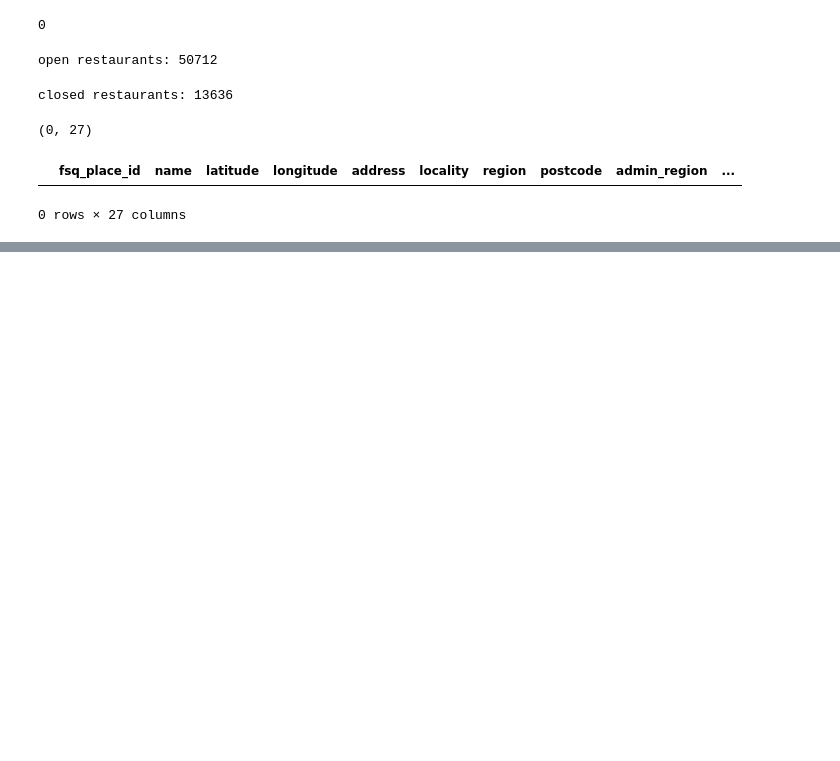
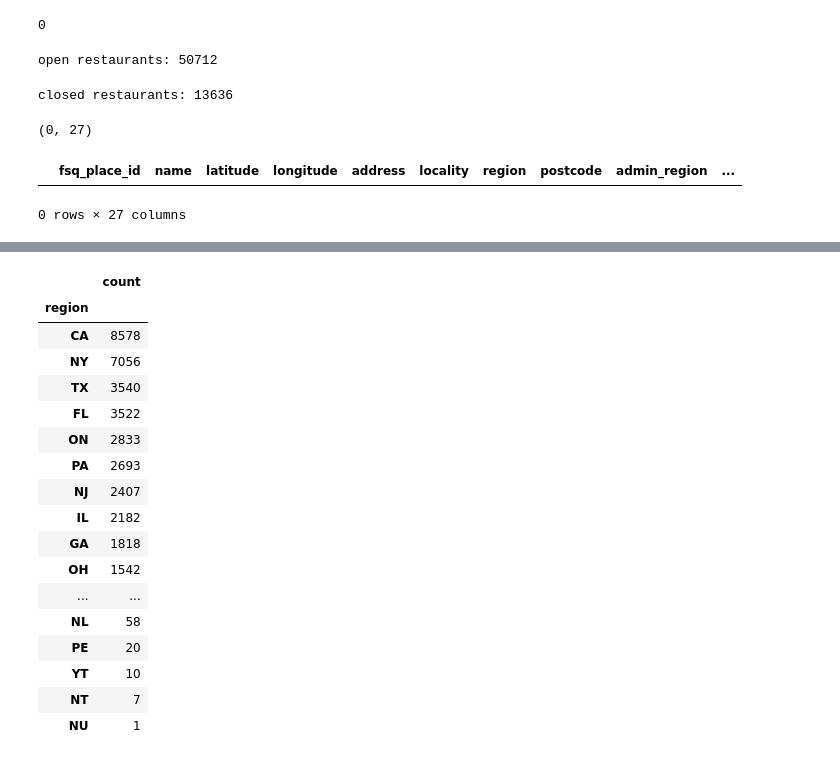
Before and after one commit to jfung53/chinese-restaurants, a Jupyter notebook: fsq_openplaces.ipynb, the cells around one changed output, grey strips where cells are left out. Cells and saved outputs as stored; diff of their text form; code cells hidden in the pictures; blank space fills up the shorter version.

```diff
--- a/fsq_openplaces.ipynb
+++ b/fsq_openplaces.ipynb
@@ -364,0 +375,3 @@ duplicate_ids.head()
+# %%
+counts_by_region = chinese_restaurants['region'].value_counts()
+counts_by_region
@@ -364,0 +396,3 @@ duplicate_ids.head()
+# %%
+# turn value_counts into pandas df
+counts_by_region = counts_by_region.to_frame()
@@ -364,0 +409,22 @@ duplicate_ids.head()
+# %%
+pd.set_option('display.max_rows', None)
+counts_by_region
+# %% [output]
+|  | count |
+| region |  |
+| CA | 8578 |
+| NY | 7056 |
+| TX | 3540 |
+| FL | 3522 |
+| ON | 2833 |
+| PA | 2693 |
+| NJ | 2407 |
+| IL | 2182 |
+| GA | 1818 |
+| OH | 1542 |
+| ... | ... |
+| NL | 58 |
+| PE | 20 |
+| YT | 10 |
+| NT | 7 |
+| NU | 1 |
```
Also changed, not shown: parts of 14 cells of this notebook.
